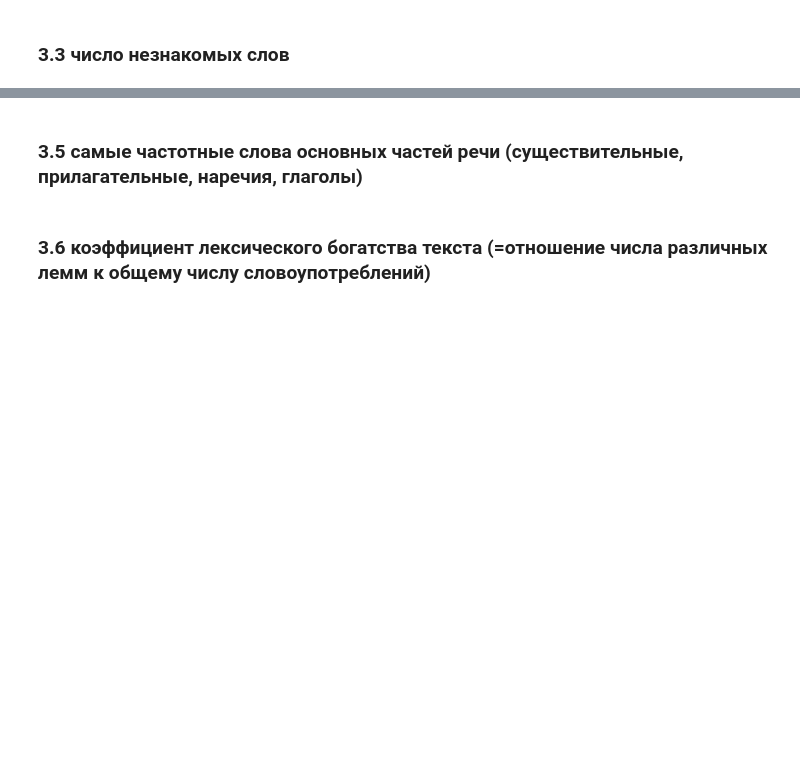
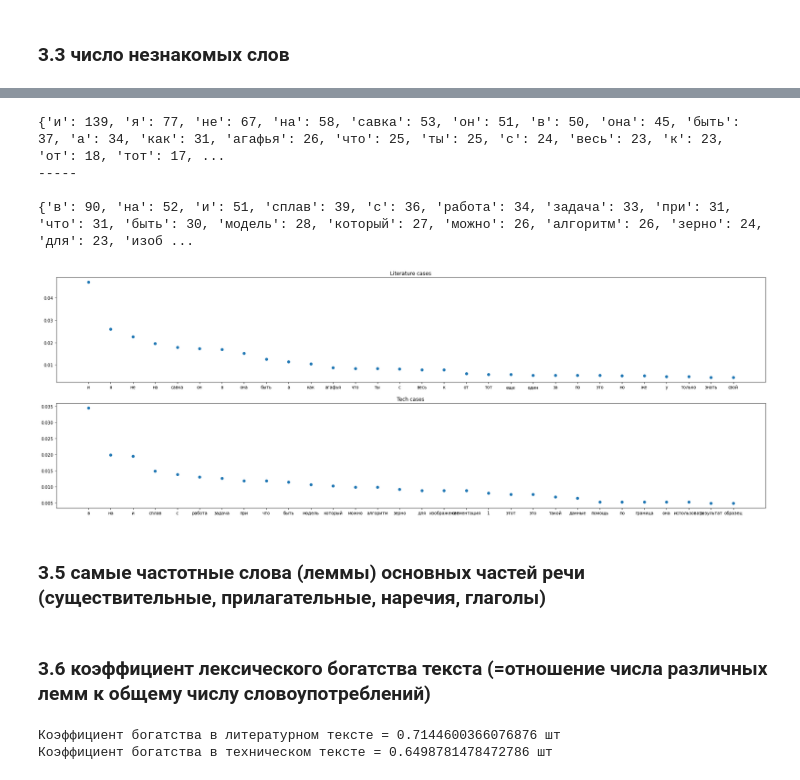
Before and after one commit to dkagramanyan/comp_ling, a Jupyter notebook: hw1/hw1.ipynb, the cells around one changed output, grey strips where cells are left out. Saved outputs shown, nothing was run; the diff lists cells and outputs as text; code cells hidden in the pictures; blank space fills up the shorter version.

```diff
--- a/hw1/hw1.ipynb
+++ b/hw1/hw1.ipynb
@@ -269,4 +323,80 @@ print(f'Уникальных лемм в техническом тексте = {
+# %%
+lemmas_litr=[]
+for token in doc_litr.tokens:
+    lemma=token.__dict__.get('lemma')
+    pos=token.__dict__.get('pos')
+    if lemma is not None and pos!='PUNCT':
+        lemmas_litr.append(lemma)
+
+lemmas_tech=[]
+for token in doc_tech.tokens:
+    lemma=token.__dict__.get('lemma')
+    pos=token.__dict__.get('pos')
+    if lemma is not None and pos!='PUNCT':
+        lemmas_tech.append(lemma)
+
+litr_cnt=Counter(lemmas_litr)
+litr_cnt={k: v for k, v in sorted(litr_cnt.items(), key=lambda item: item[1],reverse=True)}
+N1=sum(list(litr_cnt.values()))
+
+tech_cnt=Counter(lemmas_tech)
+tech_cnt={k: v for k, v in sorted(tech_cnt.items(), key=lambda item: item[1],reverse=True)}
+N2=sum(list(tech_cnt.values()))
+
+print(litr_cnt)
+print('-----\n')
+print(tech_cnt)
+
+N=30
+
+fig,axes=plt.subplots(nrows=2,ncols=1,figsize=(30,10))
+axes[0].scatter(range(N),np.array(list(litr_cnt.values())[:N])/N1)
+axes[0].set_xticks(range(N), list(litr_cnt.keys())[:N])
+axes[0].set_title('Literature cases')
+
+axes[1].scatter(range(N),np.array(list(tech_cnt.values())[:N])/N2)
+axes[1].set_xticks(range(N), list(tech_cnt.keys())[:N])
+axes[1].set_title('Tech cases')
+
+plt.show()
+# %% [output]
+{'и': 139, 'я': 77, 'не': 67, 'на': 58, 'савка': 53, 'он': 51, 'в': 50, 'она': 45, 'быть': 37, 'а': 34, 'как': 31, 'агафья': 26, 'что': 25, 'ты': 25, 'с': 24, 'весь': 23, 'к': 23, 'от': 18, 'тот': 17, ...
+-----
+
+{'в': 90, 'на': 52, 'и': 51, 'сплав': 39, 'с': 36, 'работа': 34, 'задача': 33, 'при': 31, 'что': 31, 'быть': 30, 'модель': 28, 'который': 27, 'можно': 26, 'алгоритм': 26, 'зерно': 24, 'для': 23, 'изоб ...
+[figure, added]
 # %% [markdown]
-### 3.5 самые частотные слова основных частей речи (существительные, прилагательные, наречия, глаголы)
+### 3.5 самые частотные слова (леммы) основных частей речи (существительные, прилагательные, наречия, глаголы)
 # %% [markdown]
 ### 3.6 коэффициент лексического богатства текста (=отношение числа различных лемм к общему числу словоупотреблений)
+# %%
+for token in doc_litr.tokens:
+    token.lemmatize(morph_vocab)
+
+for token in doc_tech.tokens:
+    token.lemmatize(morph_vocab)
+
+lemmas_litr=[]
+lemmas_tech=[]
+
+for token in doc_litr.tokens:
+    lemma=token.__dict__.get('lemma')
+    if lemma is not None:
+        lemmas_litr.append(lemma)
+
+for token in doc_tech.tokens:
+    lemma=token.__dict__.get('lemma')
+    if lemma is not None:
+        lemmas_tech.append(lemma)
+
+words_litr=[token.text for token in doc_litr.tokens]
+words_tech=[token.text for token in doc_tech.tokens]
+
+words_litr=np.unique(words_litr)
+words_tech=np.unique(words_tech)
+
+print(f'Коэффициент богатства в литературном тексте = {np.unique(lemmas_litr).shape[0]/words_litr.shape[0]} шт')
+print(f'Коэффициент богатства в техническом тексте = {np.unique(lemmas_tech).shape[0]/words_tech.shape[0]} шт ')
+# %% [output]
+Коэффициент богатства в литературном тексте = 0.7144600366076876 шт
+Коэффициент богатства в техническом тексте = 0.6498781478472786 шт
```
Also changed, not shown: parts of 6 cells of this notebook.
